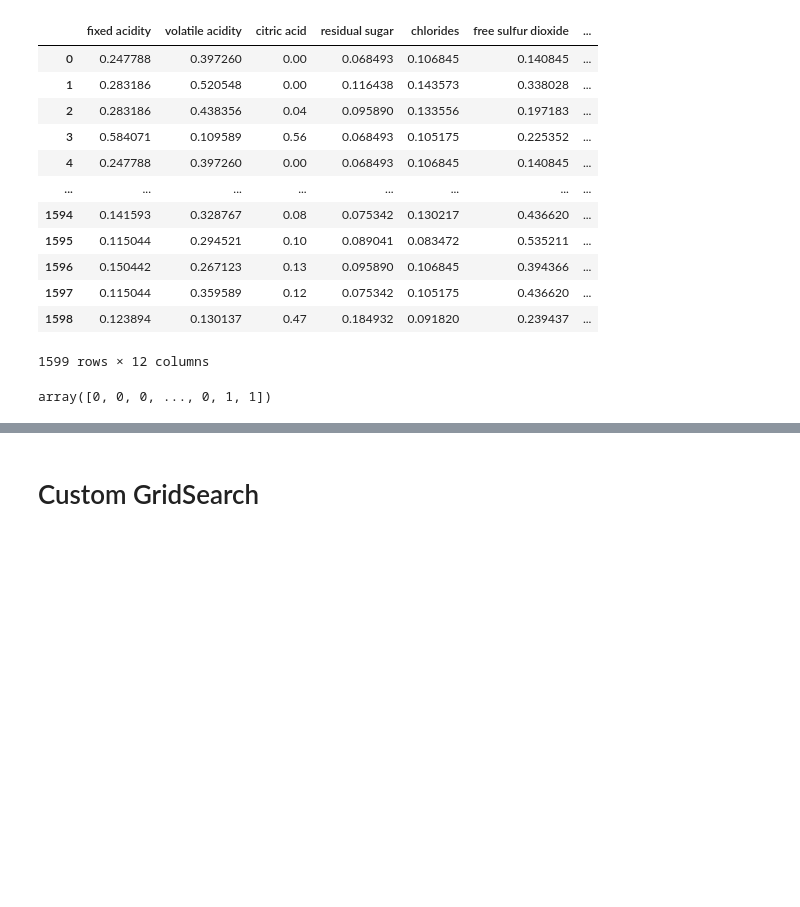
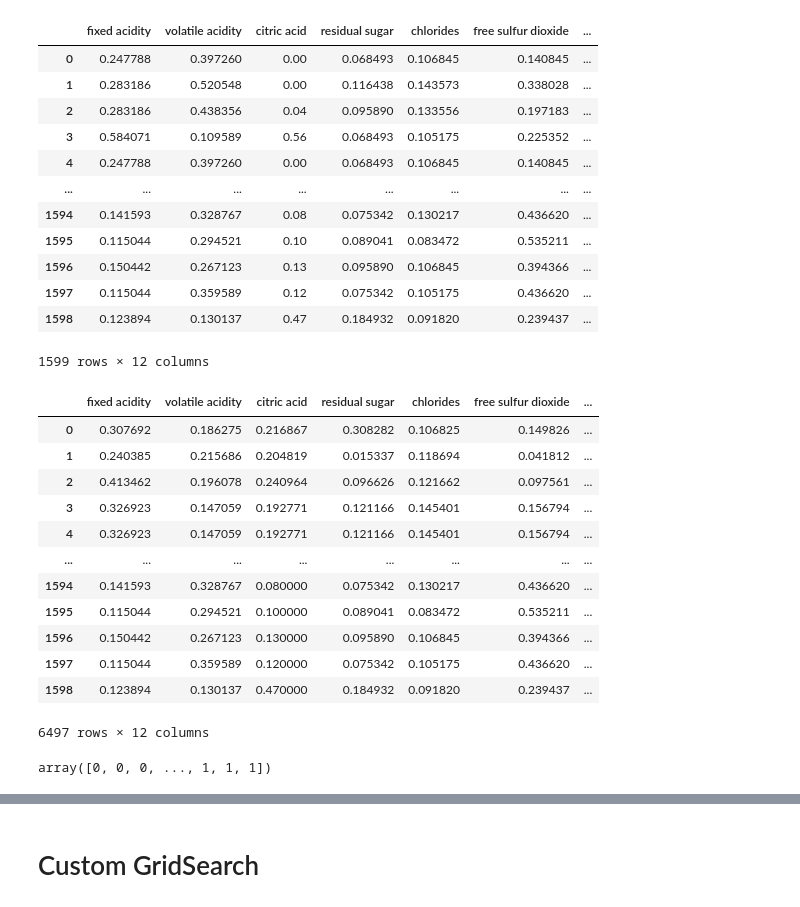
Before and after one commit to Ko4eBHuK/hybrid-intelligent-systems, a Jupyter notebook: HIS2.ipynb, the cells around one changed output, grey strips where cells are left out. Drawn from its saved outputs; the diff is of its cells as text; code cells hidden in the pictures; blank space fills up the shorter version.

```diff
--- a/HIS2.ipynb
+++ b/HIS2.ipynb
@@ -80,11 +78,29 @@ wine_df_red
+# %%
+full_df
+# %% [output]
+|  | fixed acidity | volatile acidity | citric acid | residual sugar | chlorides | free sulfur dioxide | ... |
+| 0 | 0.307692 | 0.186275 | 0.216867 | 0.308282 | 0.106825 | 0.149826 | ... |
+| 1 | 0.240385 | 0.215686 | 0.204819 | 0.015337 | 0.118694 | 0.041812 | ... |
+| 2 | 0.413462 | 0.196078 | 0.240964 | 0.096626 | 0.121662 | 0.097561 | ... |
+| 3 | 0.326923 | 0.147059 | 0.192771 | 0.121166 | 0.145401 | 0.156794 | ... |
+| 4 | 0.326923 | 0.147059 | 0.192771 | 0.121166 | 0.145401 | 0.156794 | ... |
+| ... | ... | ... | ... | ... | ... | ... | ... |
+| 1594 | 0.141593 | 0.328767 | 0.080000 | 0.075342 | 0.130217 | 0.436620 | ... |
+| 1595 | 0.115044 | 0.294521 | 0.100000 | 0.089041 | 0.083472 | 0.535211 | ... |
+| 1596 | 0.150442 | 0.267123 | 0.130000 | 0.095890 | 0.106845 | 0.394366 | ... |
+| 1597 | 0.115044 | 0.359589 | 0.120000 | 0.075342 | 0.105175 | 0.436620 | ... |
+| 1598 | 0.123894 | 0.130137 | 0.470000 | 0.184932 | 0.091820 | 0.239437 | ... |
+6497 rows × 12 columns
 # %%
 from sklearn.cluster import AgglomerativeClustering
 import numpy as np
 
-clustering = AgglomerativeClustering().fit(wine_df_white)
+full_df_x = full_df.drop(columns=['quality'])
+
+clustering = AgglomerativeClustering().fit(full_df_x)
 clustering.labels_
 # %% [output]
-array([0, 0, 0, ..., 0, 1, 1])
+array([0, 0, 0, ..., 1, 1, 1])
 # %%
 a = np.array(clustering.labels_)
 unique, counts = np.unique(a, return_counts=True)
```
Also changed, not shown: parts of 15 cells of this notebook.
